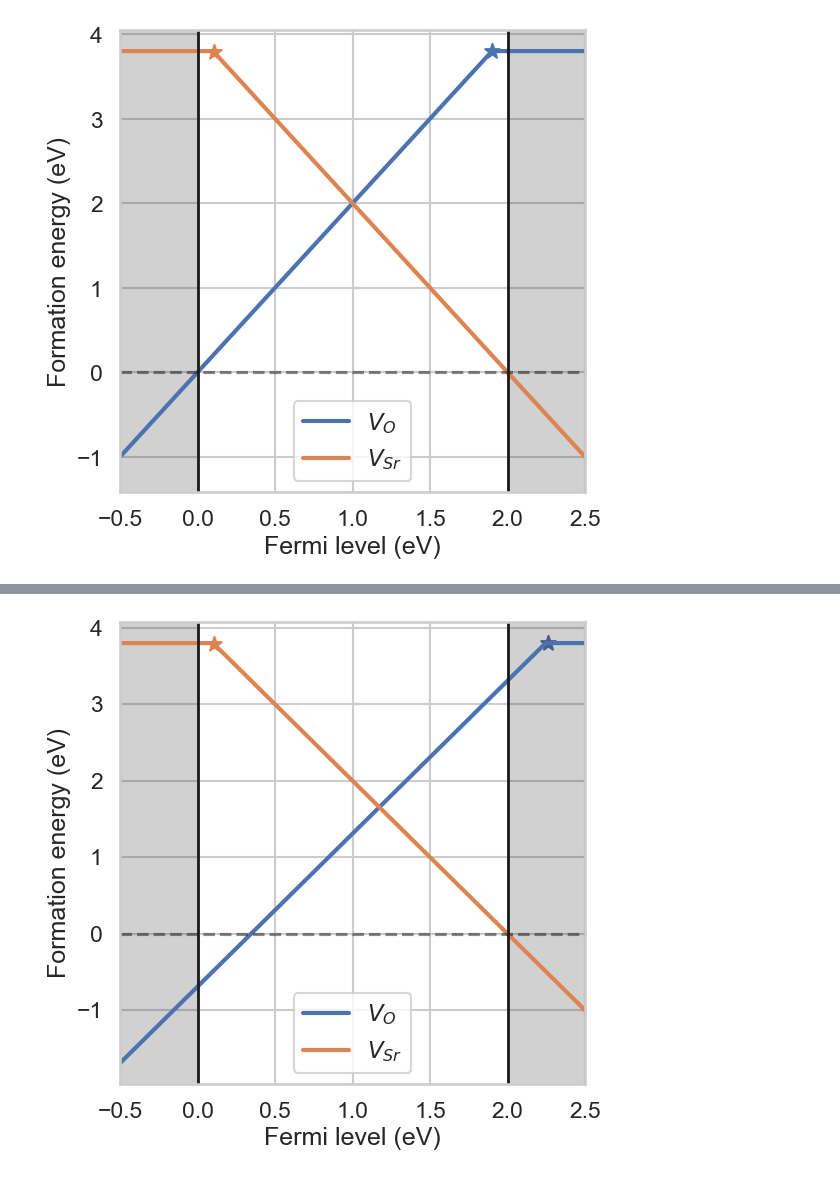
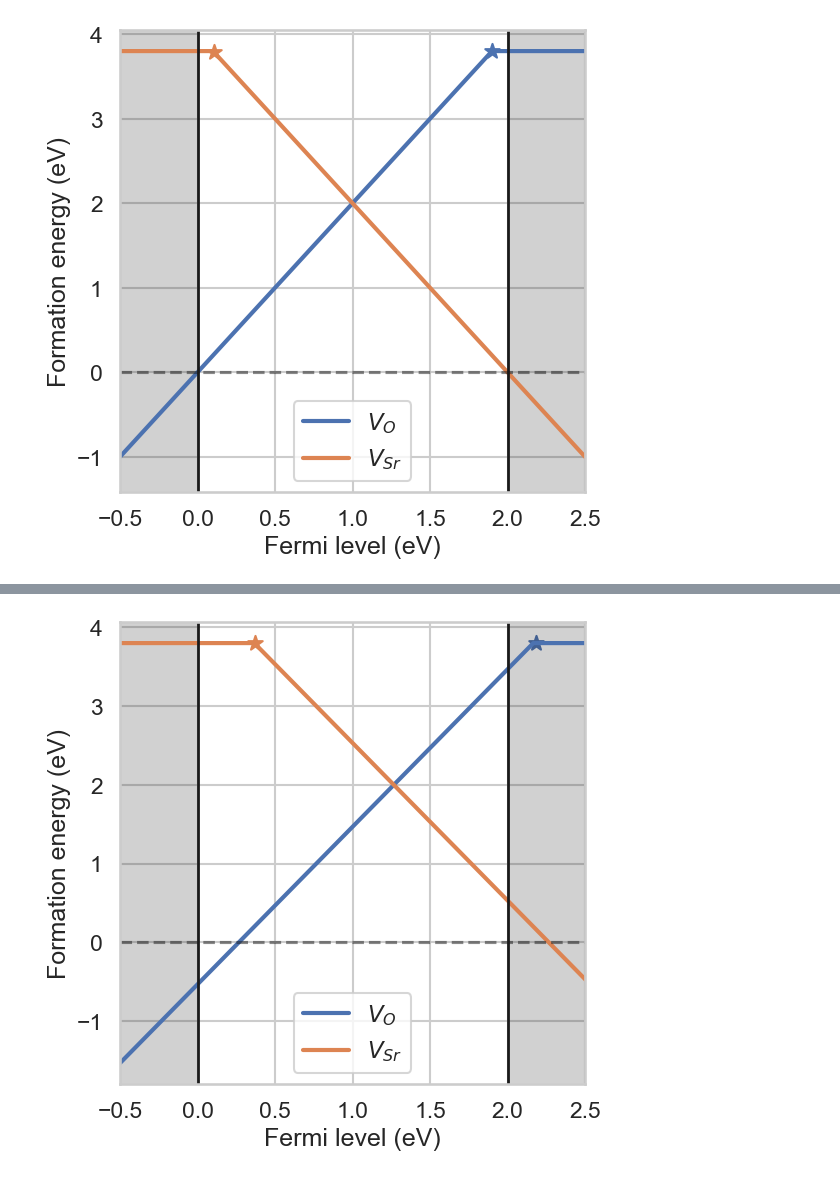
Before and after one commit to lorenzo-villa-hub/defermi, a Jupyter notebook: tutorials/interfaces.ipynb, the cells around one changed output, grey strips where cells are left out. Saved outputs shown, nothing was run; the diff lists cells and outputs as text; code cells hidden in the pictures.

```diff
--- a/tutorials/interfaces.ipynb
+++ b/tutorials/interfaces.ipynb
@@ -111,3 +152,3 @@ plt.yscale('linear')
 # %%
-da.set_formation_energy_functions(function=formation_energy_interface,name='Vac_O',charge=2)
-entry.formation_energy(chemical_potentials=chempots,x=1e10)
+da.set_formation_energy_functions(function=formation_energy_interface_Vac_O,name='Vac_O',charge=2)
+da.set_formation_energy_functions(function=formation_energy_interface_Vac_Sr,name='Vac_Sr',charge=-2)
@@ -121,7 +160,7 @@ da.formation_energies(chempots,x=1)
 # %%
-da.plot_formation_energies(chempots,x=0.5)
+da.plot_formation_energies(chempots,x=1)
 plt.grid()
 # %% [output]
-[figure, old version]
+[figure, new version]
 # %%
 T = 1000
```
Also changed, not shown: parts of 5 cells of this notebook, 2 other files.
